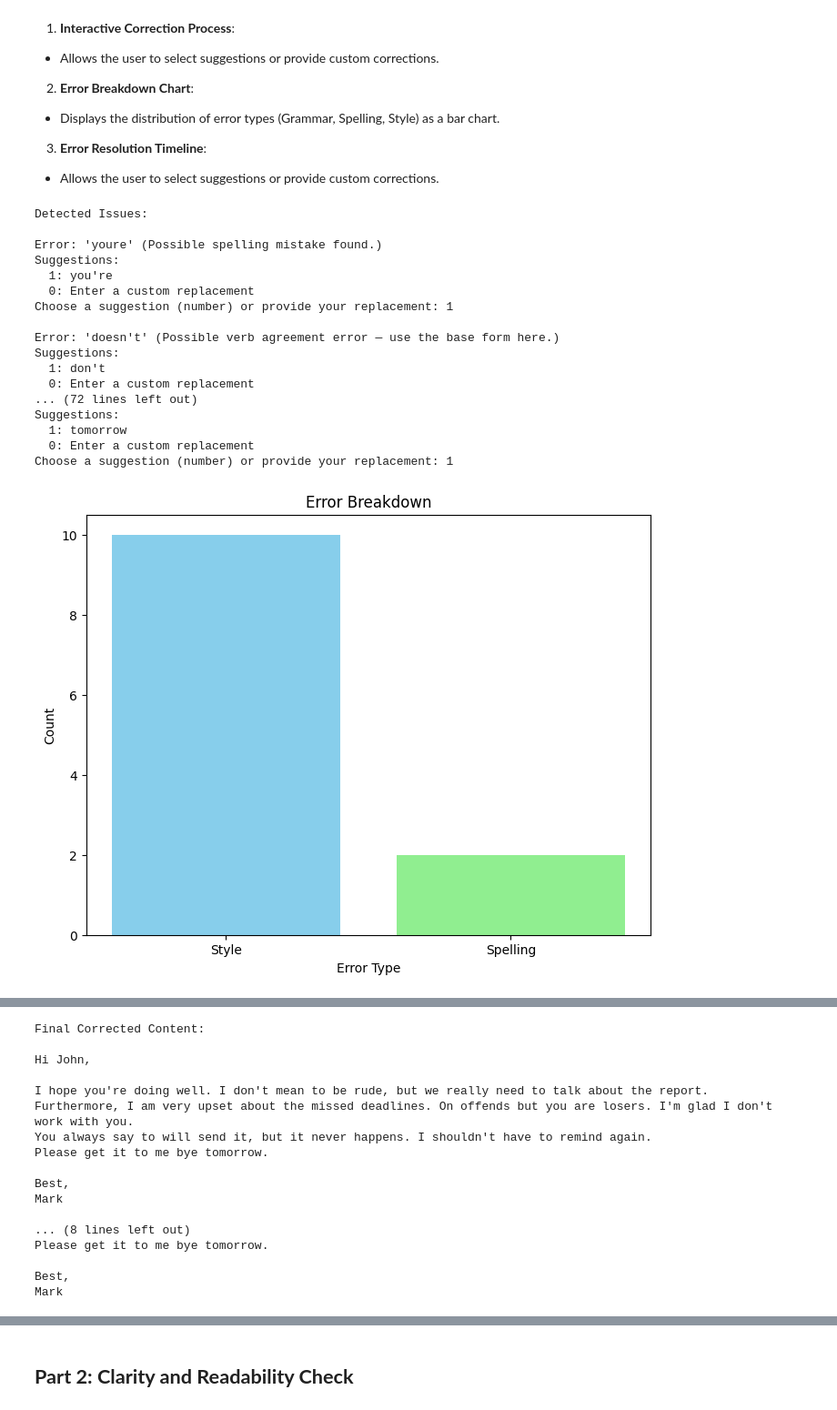
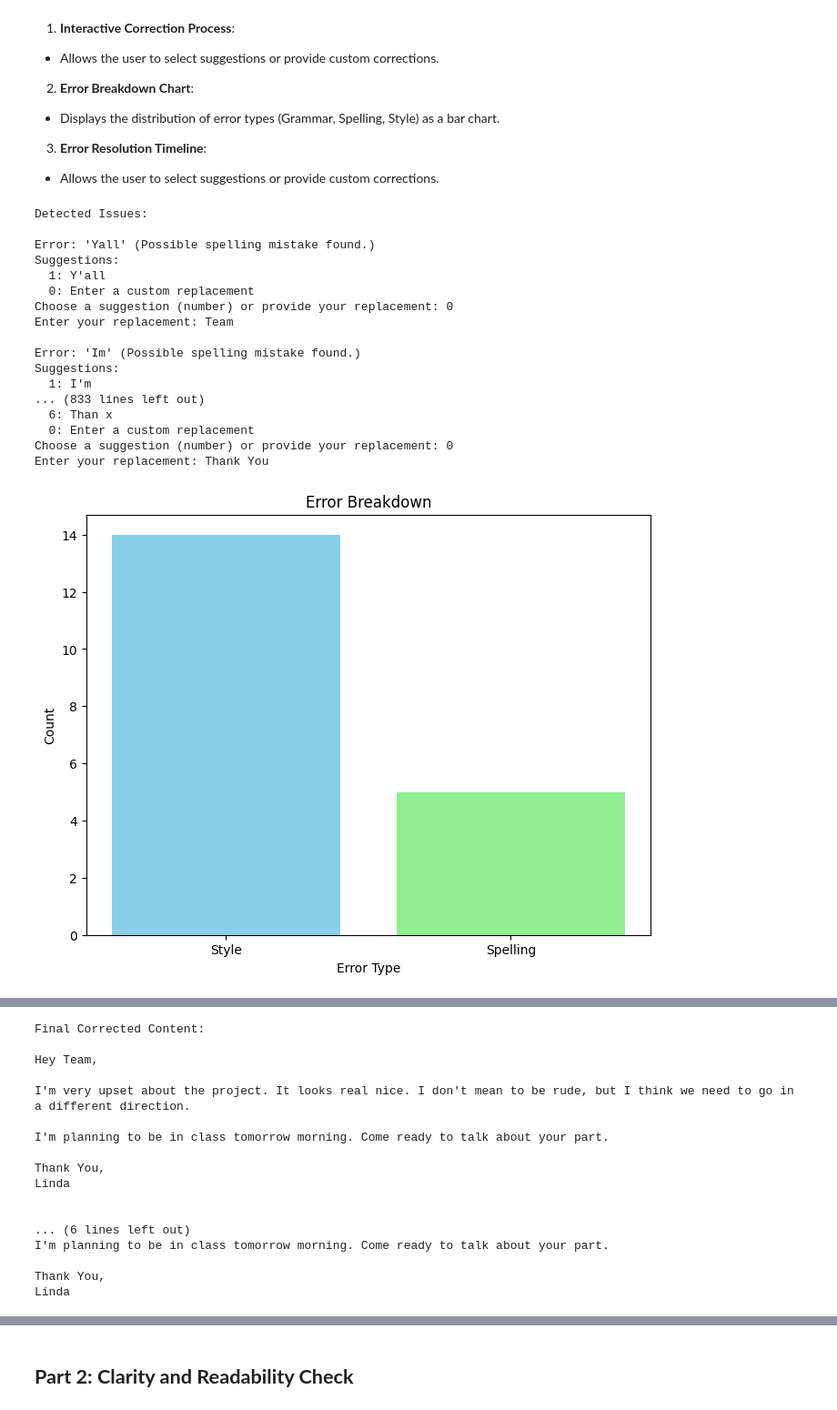
Before and after one commit to AI-Final-Project-Email/AI_Email_Tone, a Jupyter notebook: Final_Solution.ipynb, the cells around one changed output, grey strips where cells are left out. Shown at 91% size. Saved outputs shown, nothing was run; the diff lists cells and outputs as text; code cells hidden in the pictures.

Commit message:
Add new email example

```diff
--- a/Final_Solution.ipynb
+++ b/Final_Solution.ipynb
@@ -210,17 +210,17 @@ def check_grammar_and_spelling(email_content):
 # Alex
 # """
 
-email_content = """
-Hi John,
+# email_content = """
+# Hi John,
 
-I hope youre doing well. I doesn't mean to be roode, but we really need to talk about the report.
-I am very upset about the missd dedlines. On offends but you are losers. I'm glad I doesn't work with you.
-You always say yo will sends it, but it never happen. I shouldnt have to remind again.
-Please get it to me bye tomorow.
+# I hope youre doing well. I doesn't mean to be roode, but we really need to talk about the report.
+# I am very upset about the missd dedlines. On offends but you are losers. I'm glad I doesn't work with you.
+# You always say yo will sends it, but it never happen. I shouldnt have to remind again.
+# Please get it to me bye tomorow.
 
-Best,
-Mark
-"""
+# Best,
+# Mark
+# """
 
 # # Examply 1, just very poorly written:
 # email_content = """
@@ -261,41 +261,52 @@ Mark
 # Thanx,
 # Alex
 # """
 
 # email_content = """
 # Hi team,
 
 # I think, maybe, we should kinda revisit the project timline becuz some ppl arent really commited to the dedlines. It's not totally working, but I guess we could try harder? Or, maybe we shuld just forget about it and move on?
 
 # Theres also been some confushion abot who’s responsible for wht, and I thik its fair to say that things are not super clear right now. It might be a good idea to, you know, discuss this in the next meeting? Or, I don’t know, we could just leave it as is?
 
 # Also, someone said the documantation was updated, but im not sure if evryone has access to it. Maybe we shuld figger out a way to ensure better communication, or maybe it dosent matter? Let me no wht you think.
 
 # Thanx.
 # """
 
+email_content = """
+Hey Yall,
+
+Im very upset abot the projext. It looks real nice. I dont wanna be roode but I think we needs to go in a difrent directon.
+
+Im plannin to be in clas tomorow morning. Come redy to talk abot youre part.
+
+Thanx,
+Linda
+"""
+
 # Analyze grammar and spelling interactively
 result = check_grammar_and_spelling(email_content)
 
 # # Print the final corrected content
 print("\nFinal Corrected Content:")
 print(result["corrected_email"])
 # %% [output]
 Detected Issues:
 
-Error: 'youre' (Possible spelling mistake found.)
+Error: 'Yall' (Possible spelling mistake found.)
 Suggestions:
-  1: you're
+  1: Y'all
   0: Enter a custom replacement
-Choose a suggestion (number) or provide your replacement: 1
+Choose a suggestion (number) or provide your replacement: 0
+Enter your replacement: Team
 
-Error: 'doesn't' (Possible verb agreement error — use the base form here.)
+Error: 'Im' (Possible spelling mistake found.)
 Suggestions:
-  1: don't
+  1: I'm
+... (833 lines left out)
+  6: Than x
   0: Enter a custom replacement
-... (72 lines left out)
-Suggestions:
-  1: tomorrow
-  0: Enter a custom replacement
-Choose a suggestion (number) or provide your replacement: 1
+Choose a suggestion (number) or provide your replacement: 0
+Enter your replacement: Thank You
-[figure, old version]
+[figure, new version]
@@ -303,20 +314,20 @@ Choose a suggestion (number) or provide your replacement: 1
 Final Corrected Content:
 
-Hi John,
+Hey Team,
 
-I hope you're doing well. I don't mean to be rude, but we really need to talk about the report.
-Furthermore, I am very upset about the missed deadlines. On offends but you are losers. I'm glad I don't work with you.
-You always say to will send it, but it never happens. I shouldn't have to remind again.
-Please get it to me bye tomorrow.
+I'm very upset about the project. It looks real nice. I don't mean to be rude, but I think we need to go in a different direction.
 
-Best,
-Mark
+I'm planning to be in class tomorrow morning. Come ready to talk about your part.
 
-... (8 lines left out)
-Please get it to me bye tomorrow.
+Thank You,
+Linda
 
-Best,
-Mark
+
+... (6 lines left out)
+I'm planning to be in class tomorrow morning. Come ready to talk about your part.
+
+Thank You,
+Linda
 # %%
 result['correction_steps']
 # %% [output]
```
Also changed, not shown: parts of 10 cells of this notebook.
